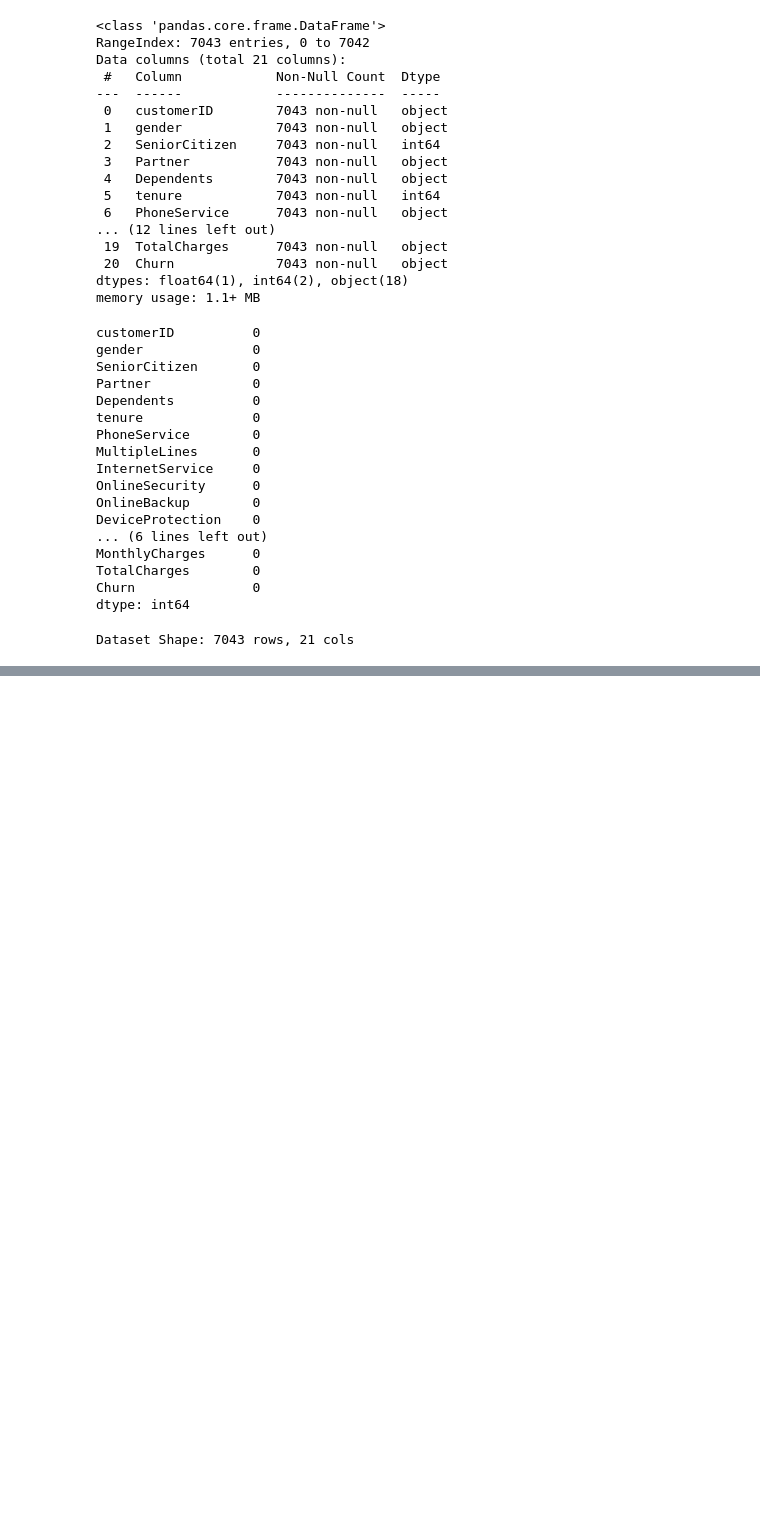
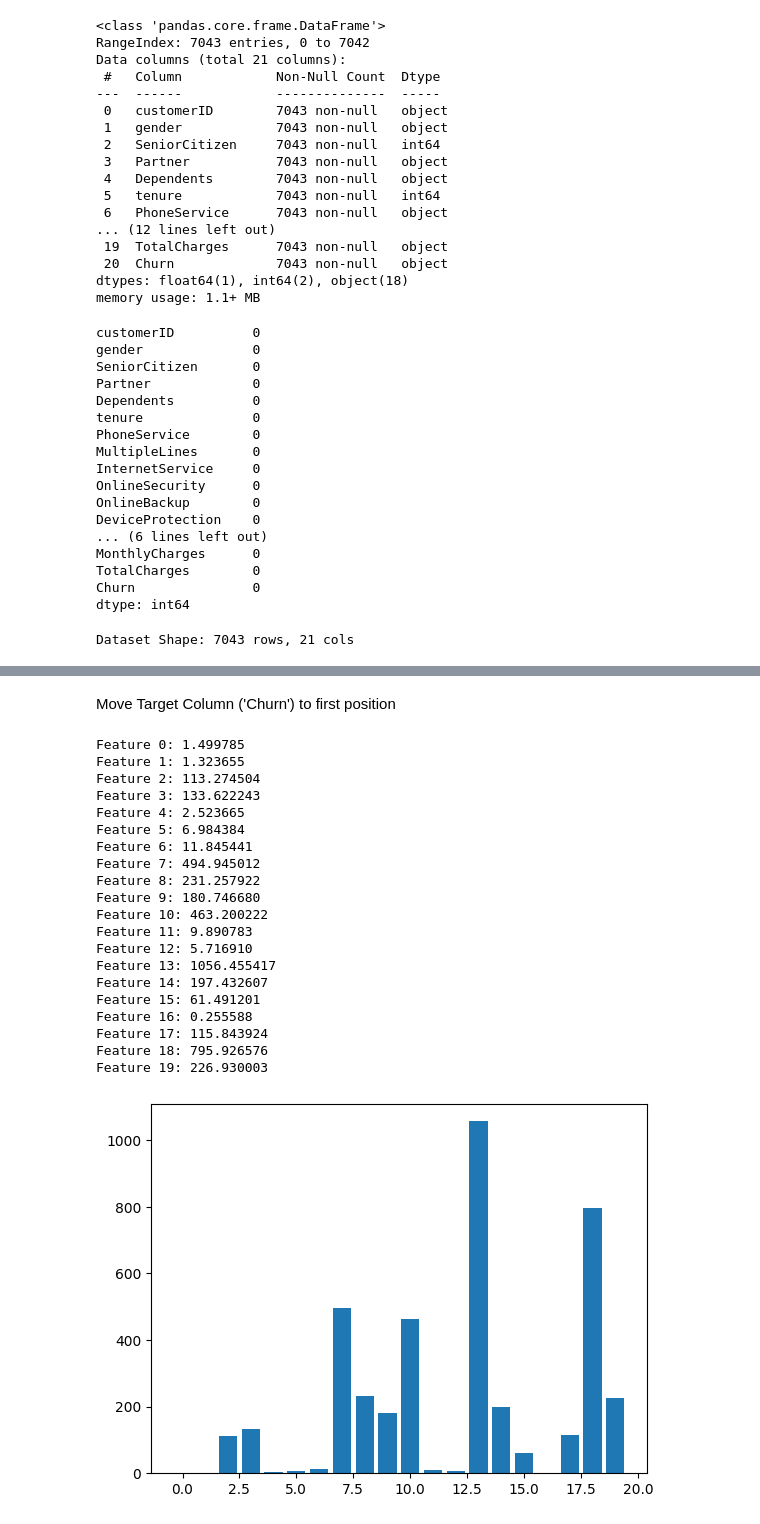
Before and after one commit to maddog19527/CS675_Project_-1, a Jupyter notebook: Data_Cleaning.ipynb, the cells around one changed output, grey strips where cells are left out. Saved outputs shown, nothing was run; the diff lists cells and outputs as text; code cells hidden in the pictures; blank space fills up the shorter version.

```diff
--- a/Data_Cleaning.ipynb
+++ b/Data_Cleaning.ipynb
@@ -76,0 +87,10 @@ Dataset Shape: 7043 rows, 21 cols
+# %%
+categorical=churn.select_dtypes(include=['object'])
+numerical=churn.select_dtypes(exclude=['object'])
+# %%
+encoder=preprocessing.LabelEncoder()
+
+for col in categorical:
+    categorical[col]=encoder.fit_transform(categorical[col])
+# %%
+churn_labeled=pd.concat([categorical,numerical], axis=1)
@@ -76,0 +172,40 @@ Dataset Shape: 7043 rows, 21 cols
+# %% [markdown]
+Move Target Column ('Churn') to first position
+# %%
+target=churn_labeled.pop('Churn')
+churn_labeled.insert(0, 'Churn',target)
+# %%
+X=churn_labeled.iloc[:,1:]
+y=churn_labeled.iloc[:,0]
+X_train, X_test, y_train, y_test=train_test_split(X,y, test_size=.2, random_state=1)
+feat_select=SelectKBest(score_func=f_classif, k='all')
+feat_select.fit(X_train,y_train)
+X_train_fs=feat_select.transform(X_train)
+X_test_fs=feat_select.transform(X_test)
+for i in range(len(feat_select.scores_)):
+	print('Feature %d: %f' % (i, feat_select.scores_[i]))
+#
+plt.bar([i for i in range(len(feat_select.scores_))], feat_select.scores_)
+plt.show()
+# %% [output]
+Feature 0: 1.499785
+Feature 1: 1.323655
+Feature 2: 113.274504
+Feature 3: 133.622243
+Feature 4: 2.523665
+Feature 5: 6.984384
+Feature 6: 11.845441
+Feature 7: 494.945012
+Feature 8: 231.257922
+Feature 9: 180.746680
+Feature 10: 463.200222
+Feature 11: 9.890783
+Feature 12: 5.716910
+Feature 13: 1056.455417
+Feature 14: 197.432607
+Feature 15: 61.491201
+Feature 16: 0.255588
+Feature 17: 115.843924
+Feature 18: 795.926576
+Feature 19: 226.930003
+[figure, added]
```
Also changed, not shown: parts of 12 cells of this notebook, 5 other files.
